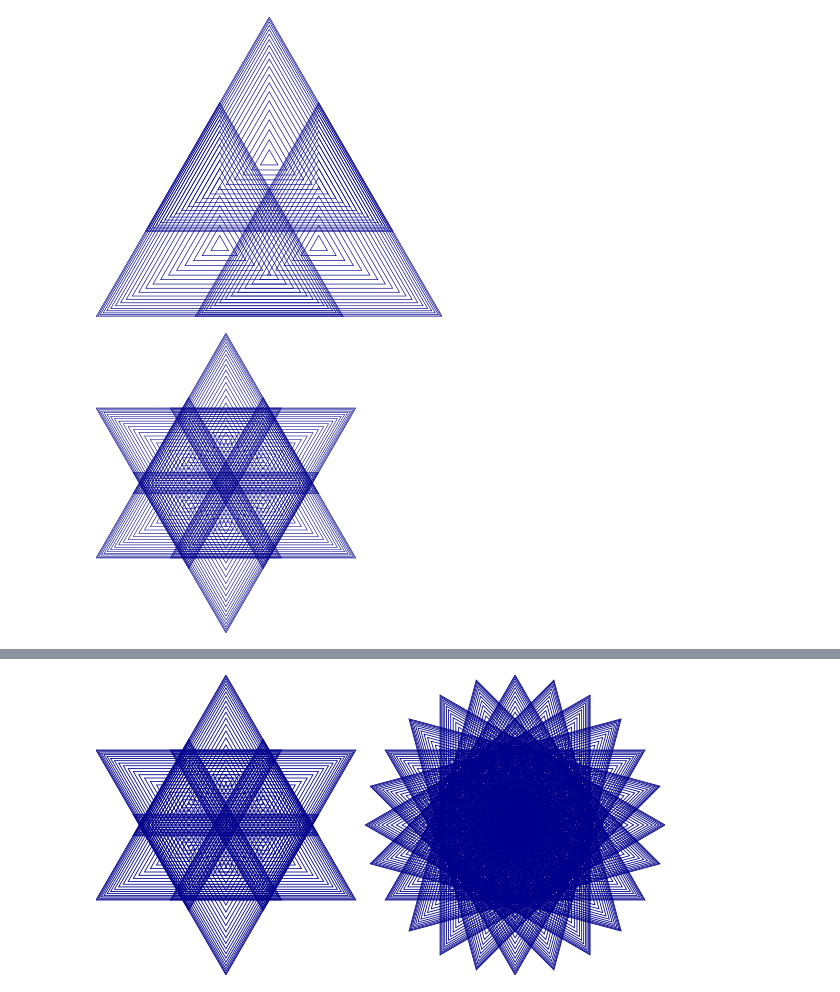
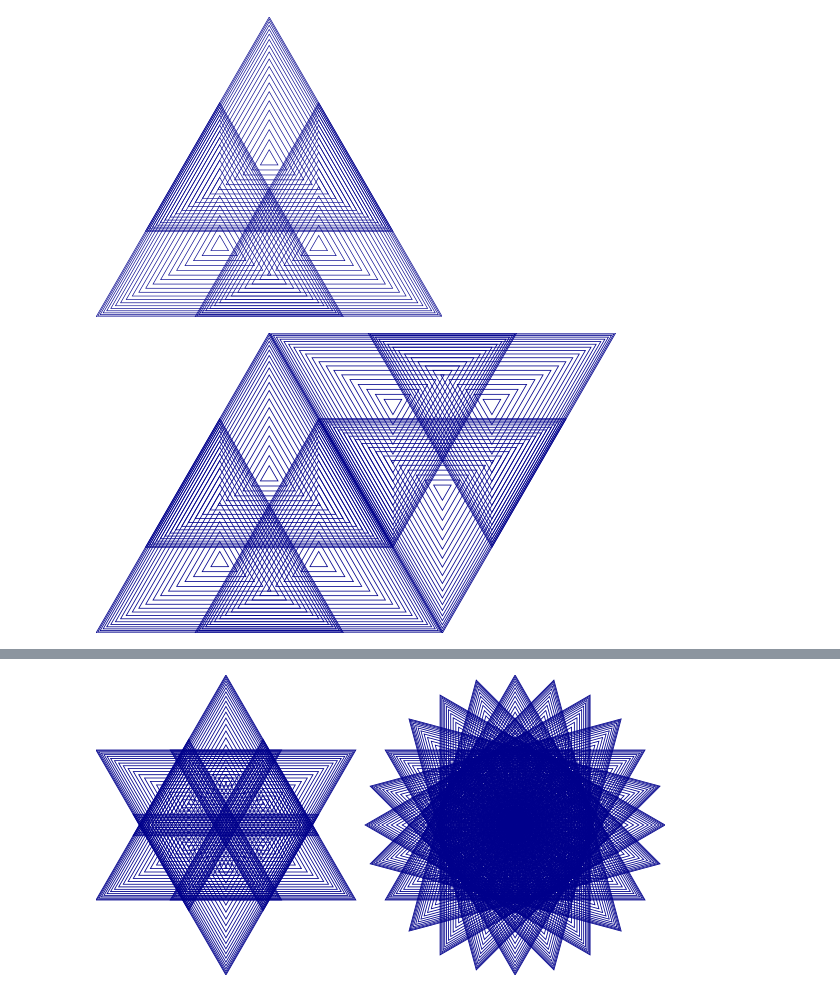
Before and after one commit to alech/generative-gif-circles, a Jupyter notebook: Diagram Experiments 20180921.ipynb, the cells around one changed output, grey strips where cells are left out. Drawn from its saved outputs; the diff is of its cells as text; code cells hidden in the pictures.

```diff
--- a/Diagram Experiments 20180921.ipynb
+++ b/Diagram Experiments 20180921.ipynb
@@ -27,7 +27,8 @@ combined = atPoints (trailVertices $ regPoly 3 8) (repeat myTriangle)
 diagram combined
 # %% [output]
 [figure]
-# %%
-diagram $ combined `atop` (combined # rotateBy 0.5)
-# %% [output]
-[figure, removed]
+# %%
+combinedT = combined # alignT
+diagram $ combinedT `atop` (combinedT # rotate (60 @@ deg))
+# %% [output]
+[figure, added]
```
Also changed, not shown: parts of 3 cells of this notebook, 6 other files.
